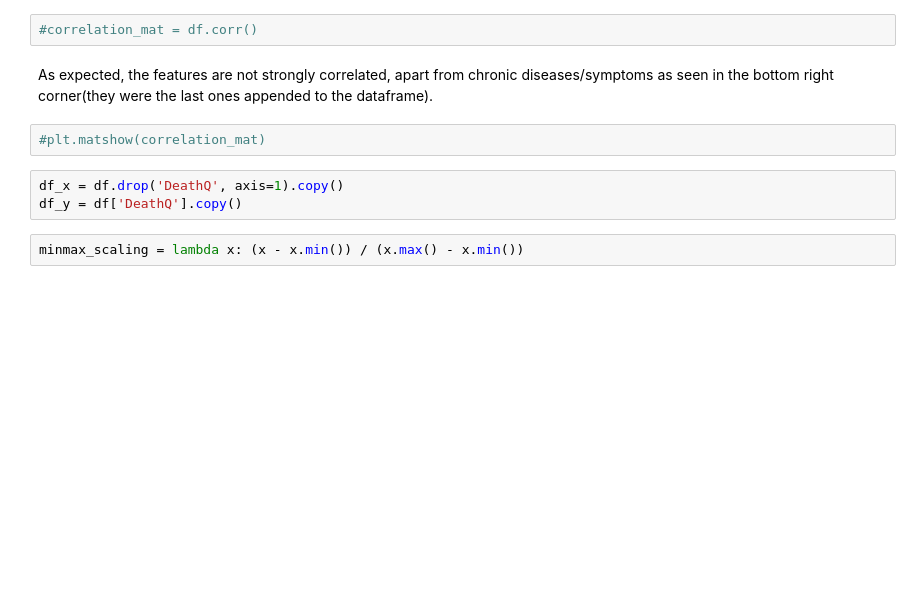
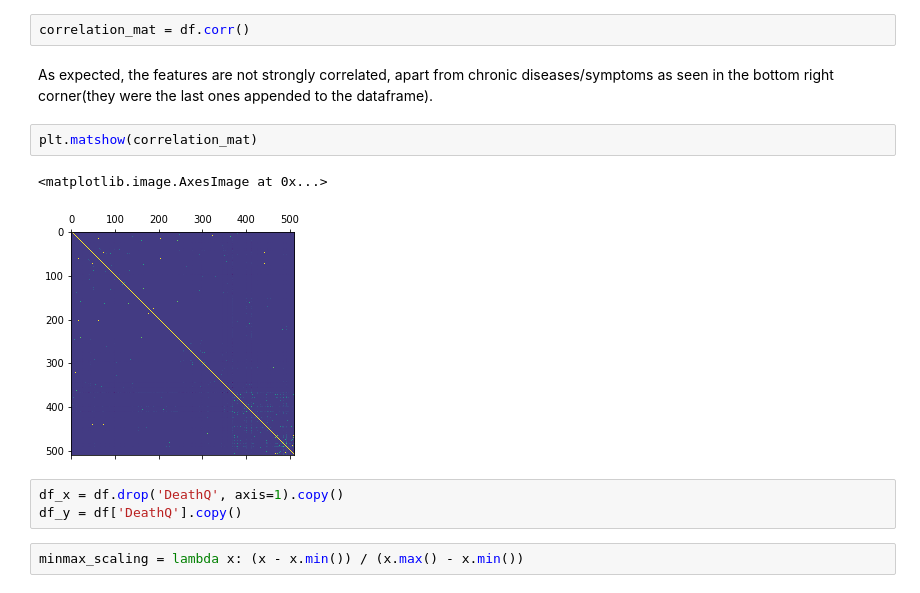
Before and after one commit to MarcusGitAccount/Covid19-Survival-Prediction, a Jupyter notebook: 30239_ PopMarcus.ipynb, the cells around one changed output. Cells and saved outputs as stored; diff of their text form; blank space fills up the shorter version.

```diff
--- a/30239_ PopMarcus.ipynb
+++ b/30239_ PopMarcus.ipynb
@@ -375,11 +387,14 @@ Preprocessed dataset:
 | 4 | 66 | 0 | 1 | 0 | 1 | 0 | ... |
 5 rows × 511 columns
 # %%
-#correlation_mat = df.corr()
+correlation_mat = df.corr()
 # %% [markdown]
 As expected, the features are not strongly correlated, apart from chronic diseases/symptoms as seen in the bottom right corner(they were the last ones appended to the dataframe).
 # %%
-#plt.matshow(correlation_mat)
+plt.matshow(correlation_mat)
+# %% [output]
+<matplotlib.image.AxesImage at 0x...>
+[figure, added]
 # %%
 df_x = df.drop('DeathQ', axis=1).copy()
 df_y = df['DeathQ'].copy()
```
Also changed, not shown: parts of 27 cells of this notebook.
